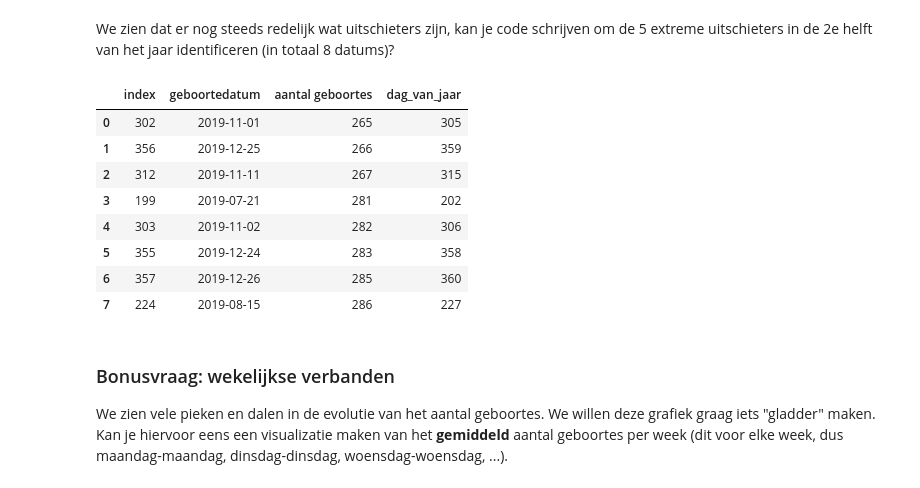
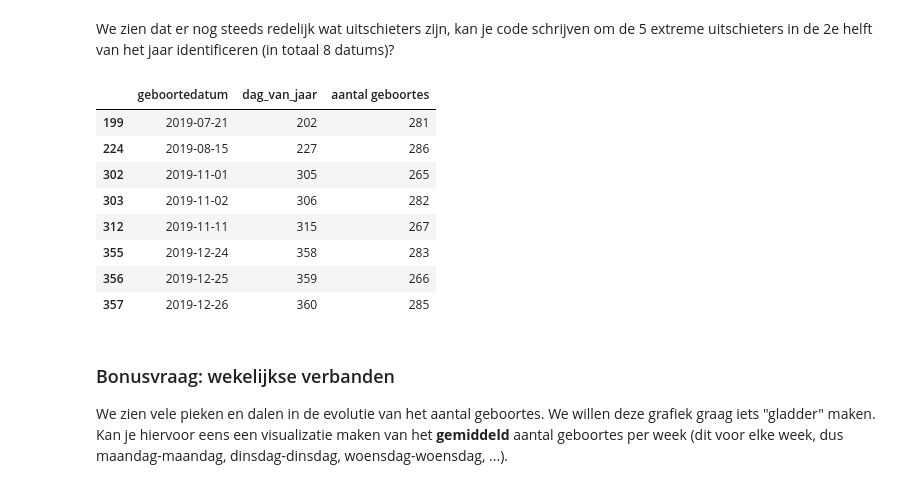
Before and after one commit to cdieltje/ExamenSyntra, a Jupyter notebook: notebooks/examen_deel1_V2.ipynb, the cells around one changed output. Saved outputs shown, nothing was run; the diff lists cells and outputs as text; code cells hidden in the pictures.

```diff
--- a/notebooks/examen_deel1_V2.ipynb
+++ b/notebooks/examen_deel1_V2.ipynb
@@ -145,16 +139,3 @@ print(df)
 # %%
 # make copy of initial df in order to gain time when re-calculating while developing
 df_birth = df.copy()
-# %%
-# Convert 'geboortedatum' to datetime, setting errors='coerce' to handle invalid dates
-df_birth['geboortedatum'] = pd.to_datetime(df_birth['geboortedatum'], errors='coerce')
-
-# Make df_wrong: Filter rows where date is '2019-02-29' (= Na's after coercion)
-df_wrong = df_birth[df_birth['geboortedatum'].isna()].copy()
-
-# add motivation to dataframe
-df_wrong['motivatie'] = 'datum 2019-02-29 bestaat niet'
-print(len(df_wrong), 'rows with erroneous date 2019-2-29 were in the dataset')
-
-# in df_birth, get rid of rows where geboortedatum was 2019-2-29 (=Na's after coercion). Needs to be done after df_wrong has been mad.
-df_birth = df_birth[~df_birth['geboortedatum'].isna()].copy()
@@ -286,38 +255,32 @@ plt.axhline(y=treshold, color='r', linestyle='--');
  We zien dat er nog steeds redelijk wat uitschieters zijn, kan je code schrijven om de 5 extreme uitschieters in de 2e helft van het jaar identificeren (in totaal 8 datums)?
 # %%
 # make dataframe grouped by birthday
-df_birth_birthday = (df_birth_clean.drop(columns = ['gemeente', 'geslacht', 'verwachte datum', 'start_van_jaar'])
+df_birth_birthday = (df_birth_clean
+                     .drop(columns = ['gemeente', 'geslacht', 'verwachte datum', 'start_van_jaar'])
                      .groupby('geboortedatum')
-                     .agg({'naam':'count',
-                          'dag_van_jaar':'min'})
+                     .agg({'dag_van_jaar':'min',
+                         'naam':'count'})
                      .rename(columns={'naam': 'aantal geboortes'})
                      .reset_index()
                     )
 
 # from df that is grouped per day, filter on second half of year
-df_birth_day_clean_2ndyearhalf = df_birth_birthday[df_birth_birthday['dag_van_jaar'] > 181]
-df_birth_day_clean_2ndyearhalf
+df_birth_day181 = df_birth_birthday[df_birth_birthday['dag_van_jaar'] > 181]
+df_birth_day181
 
 # Get low outliers
-df_outliers_low = df_birth_day_clean_2ndyearhalf.nsmallest(8, 'aantal geboortes')
-
-# clean up df with outliers for a clearer view
-df_outliers_low = (df_outliers_low
-#                    .rename(columns={'naam': 'aantal geboortes'})
-#                    .drop(columns=['gemeente', 'geslacht', 'verwachte datum', 'start_van_jaar', 'geboortedatum'])
-                   .reset_index()
-                  )
-df_outliers_low
+df_outliers_low = df_birth_day181.nsmallest(8, 'aantal geboortes')
+df_outliers_low.sort_values('geboortedatum')
 # %% [output]
-|  | index | geboortedatum | aantal geboortes | dag_van_jaar |
-| 0 | 302 | 2019-11-01 | 265 | 305 |
-| 1 | 356 | 2019-12-25 | 266 | 359 |
-| 2 | 312 | 2019-11-11 | 267 | 315 |
-| 3 | 199 | 2019-07-21 | 281 | 202 |
-| 4 | 303 | 2019-11-02 | 282 | 306 |
-| 5 | 355 | 2019-12-24 | 283 | 358 |
-| 6 | 357 | 2019-12-26 | 285 | 360 |
-| 7 | 224 | 2019-08-15 | 286 | 227 |
+|  | geboortedatum | dag_van_jaar | aantal geboortes |
+| 199 | 2019-07-21 | 202 | 281 |
+| 224 | 2019-08-15 | 227 | 286 |
+| 302 | 2019-11-01 | 305 | 265 |
+| 303 | 2019-11-02 | 306 | 282 |
+| 312 | 2019-11-11 | 315 | 267 |
+| 355 | 2019-12-24 | 358 | 283 |
+| 356 | 2019-12-25 | 359 | 266 |
+| 357 | 2019-12-26 | 360 | 285 |
 # %% [markdown]
 ### Bonusvraag: wekelijkse verbanden
 
```
Also changed, not shown: parts of 18 cells of this notebook.
